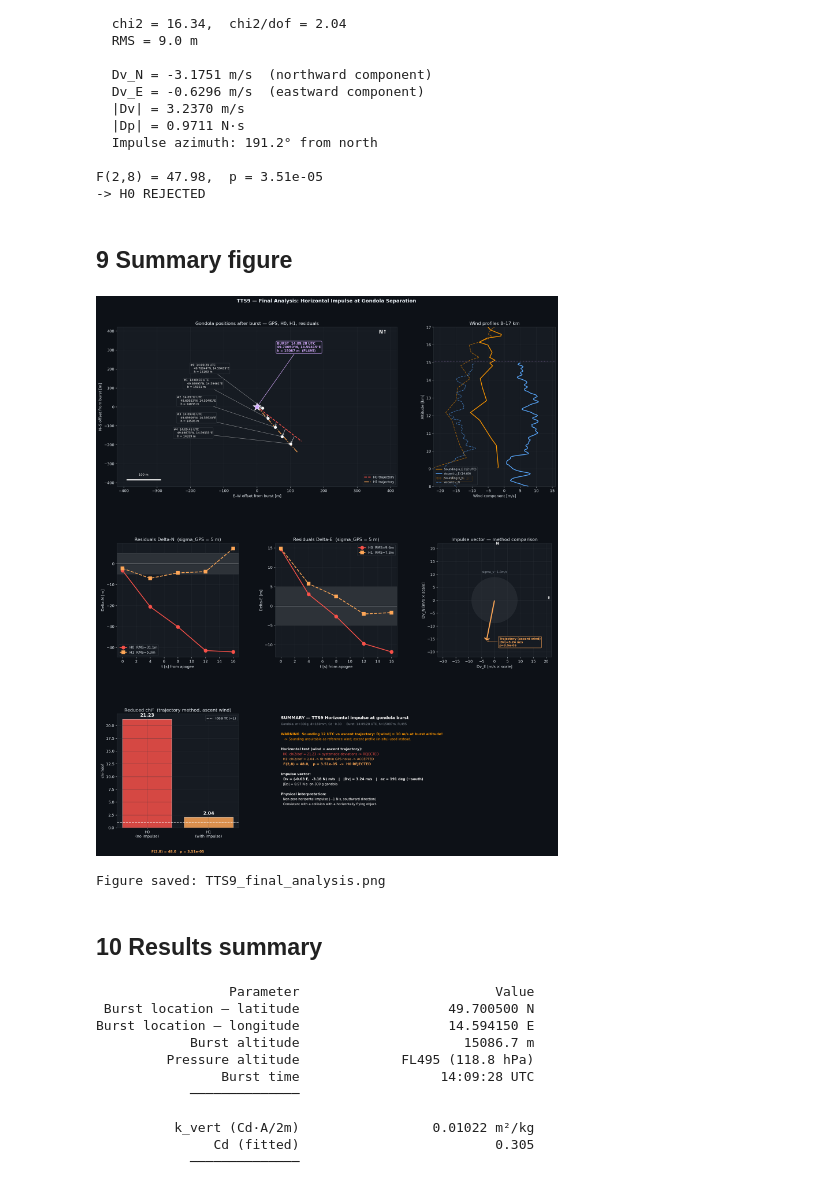
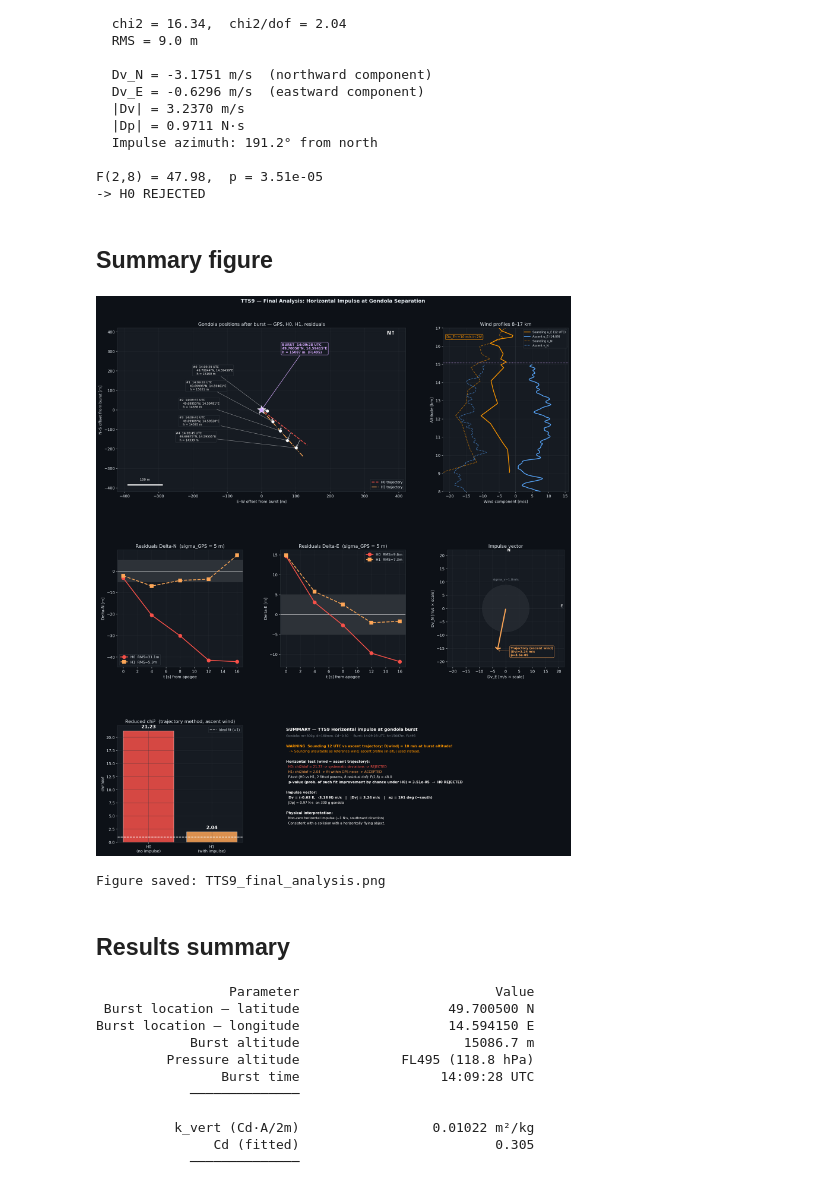
Before and after one commit to kaklik/hab-collision-analysis, a Jupyter notebook: TTS9_analysis.ipynb, the cells around one changed output. Drawn from its saved outputs; the diff is of its cells as text; code cells hidden in the pictures.

Commit message:
Improve graphics.

```diff
--- a/TTS9_analysis.ipynb
+++ b/TTS9_analysis.ipynb
@@ -683,7 +683,7 @@ H1 (with impulse):
 F(2,8) = 47.98,  p = 3.51e-05
 -> H0 REJECTED
 # %% [markdown]
-## 9  Summary figure
+## Summary figure
 # %%
 fig = plt.figure(figsize=(18, 21))
 gs  = gridspec.GridSpec(3, 3, fig, left=0.07, right=0.97, top=0.93, bottom=0.05,
@@ -759,9 +759,9 @@ ax_wind.axvline(0, color='#30363d', lw=0.8)
 ax_wind.set_xlabel('Wind component [m/s]'); ax_wind.set_ylabel('Altitude [km]')
 ax_wind.set_title('Wind profiles 8–17 km')
 ax_wind.set_xlim(-22,16); ax_wind.set_ylim(8,17)
-ax_wind.legend(fontsize=7.5, loc='lower left', ncol=1)
-ax_wind.text(-21,8.4,f'Du_E~+{delta_u:.0f} m/s in 2h!',color=COLORS['snd'],fontsize=8.5,
-             bbox=dict(facecolor='#161b22',edgecolor=COLORS['snd'],alpha=0.9,boxstyle='round,pad=0.3'))
+ax_wind.legend(fontsize=7.5, loc='upper right', ncol=1)
+ax_wind.text(-21,16.6,f'Du_E~+{delta_u:.0f} m/s in 2h!',color=COLORS['snd'],fontsize=8.5,
+             va='top', bbox=dict(facecolor='#161b22',edgecolor=COLORS['snd'],alpha=0.9,boxstyle='round,pad=0.3'))
 
 # ── RESIDUALS ─────────────────────────────────────────────
 for ax2, r0, r1, lbl in [(ax_rN, res_lat0, res_lat1, 'N'),
@@ -797,7 +797,7 @@ ax_vec.plot([-lv,lv],[0,0],color='#30363d',lw=0.5); ax_vec.plot([0,0],[-lv,lv],c
 ax_vec.text(lv-0.5,0.5,'E',color='white',fontsize=10,ha='right')
 ax_vec.text(0.5,lv-0.5,'N',color='white',fontsize=10,fontweight='bold')
 ax_vec.set_xlabel('Dv_E [m/s × scale]'); ax_vec.set_ylabel('Dv_N [m/s × scale]')
-ax_vec.set_title('Impulse vector — method comparison')
+ax_vec.set_title('Impulse vector')
 
 # ── CHI² ─────────────────────────────────────────────────
 v0 = chi2_0h/N_obs; v1 = chi2_1h/dof1h
@@ -810,8 +810,7 @@ for bar, v in zip(bars, [v0, v1]):
 ax_chi.set_ylabel('chi²/dof')
 ax_chi.set_title('Reduced chi²  (trajectory method, ascent wind)')
 ax_chi.legend(fontsize=8.5)
-ax_chi.text(0.5, -0.22, f'F(2,{dof1h}) = {F_h:.1f}   p = {p_val_h:.2e}',
-            transform=ax_chi.transAxes, ha='center', color=COLORS['h1'], fontsize=9, fontweight='bold')
+
 
 # ── SUMMARY TEXT ──────────────────────────────────────────
 ax_sum.set_facecolor('#161b22'); ax_sum.axis('off')
@@ -819,38 +818,39 @@ for s in ax_sum.spines.values(): s.set_edgecolor('#30363d')
 rows = [
     ('SUMMARY — TTS9 Horizontal impulse at gondola burst', 'white', 11, True),
     (f'Gondola: m={M_GON*1000:.0f}g, d={D_SPH*1000:.0f}mm, Cd~{K_VERT*2*M_GON/A_SPH:.2f}  ·  Burst: {hh:02d}:{mm:02d}:{ss:02d} UTC, h={H_SEP:.0f}m, FL{int(round(geom_to_pa_ft(H_SEP)/100))}', '#8b949e', 8, False),
     ('', 'white', 5, False),
     (f'WARNING  Sounding 12 UTC vs ascent trajectory: D|wind| = {delta_wind:.0f} m/s at burst altitude!', COLORS['snd'], 9, True),
     ('   -> Sounding unsuitable as reference wind; ascent profile (in-situ) used instead.', COLORS['snd'], 8.5, False),
     ('', 'white', 5, False),
     ('Horizontal test (wind = ascent trajectory):', 'white', 9, True),
     (f'  H0: chi2/dof = {v0:.2f} -> systematic deviations -> REJECTED', COLORS['h0'], 8.5, False),
     (f'  H1: chi2/dof = {v1:.2f} -> fit within GPS noise -> ACCEPTED', COLORS['h1'], 8.5, False),
-    (f'  F(2,{dof1h}) = {F_h:.1f},   p = {p_val_h:.2e}  ->  H0 REJECTED', COLORS['h1'], 9, True),
+    (f'  F-test (H0 vs H1, 2 fitted params, {dof1h} residual dof): F(2,{dof1h}) = {F_h:.1f}', 'white', 8.5, False),
+    (f'  p-value (prob. of such fit improvement by chance under H0) = {p_val_h:.2e}  →  H0 REJECTED', 'white', 9, True),
     ('', 'white', 5, False),
     ('Impulse vector:', 'white', 9, True),
     (f'  Dv = ({DV_E:+.2f} E,  {DV_N:+.2f} N) m/s   |   |Dv| = {DV_MAG:.2f} m/s   |   az = {AZ:.0f} deg (~south)', 'white', 9, True),
     (f'  |Dp| = {DP_MAG:.2f} N·s  on {M_GON*1000:.0f} g gondola', 'white', 8.5, False),
     ('', 'white', 5, False),
     ('Physical interpretation:', 'white', 9, True),
     (f'  Non-zero horizontal impulse (~1 N·s, southward direction)', 'white', 8.5, False),
     ('  Consistent with a collision with a horizontally flying object.', 'white', 8.5, False),
 ]
 y = 0.98
 for txt, col, fs, bold in rows:
     ax_sum.text(0.02, y, txt, transform=ax_sum.transAxes,
                 color=col, fontsize=fs, fontweight='bold' if bold else 'normal', va='top')
     y -= 0.057 if fs >= 9.5 else 0.044
 
 fig.suptitle('TTS9 — Final Analysis: Horizontal Impulse at Gondola Separation', fontsize=13, fontweight='bold')
 plt.savefig('TTS9_final_analysis.png', dpi=150, bbox_inches='tight')
 plt.show()
 print("\nFigure saved: TTS9_final_analysis.png")
 # %% [output]
-[figure, old version]
+[figure, new version]
 Figure saved: TTS9_final_analysis.png
 # %% [markdown]
-## 10  Results summary
+## Results summary
 # %%
 results_df = pd.DataFrame({
     'Parameter': [
```
Also changed, not shown: parts of 7 cells of this notebook, 1 other file.
